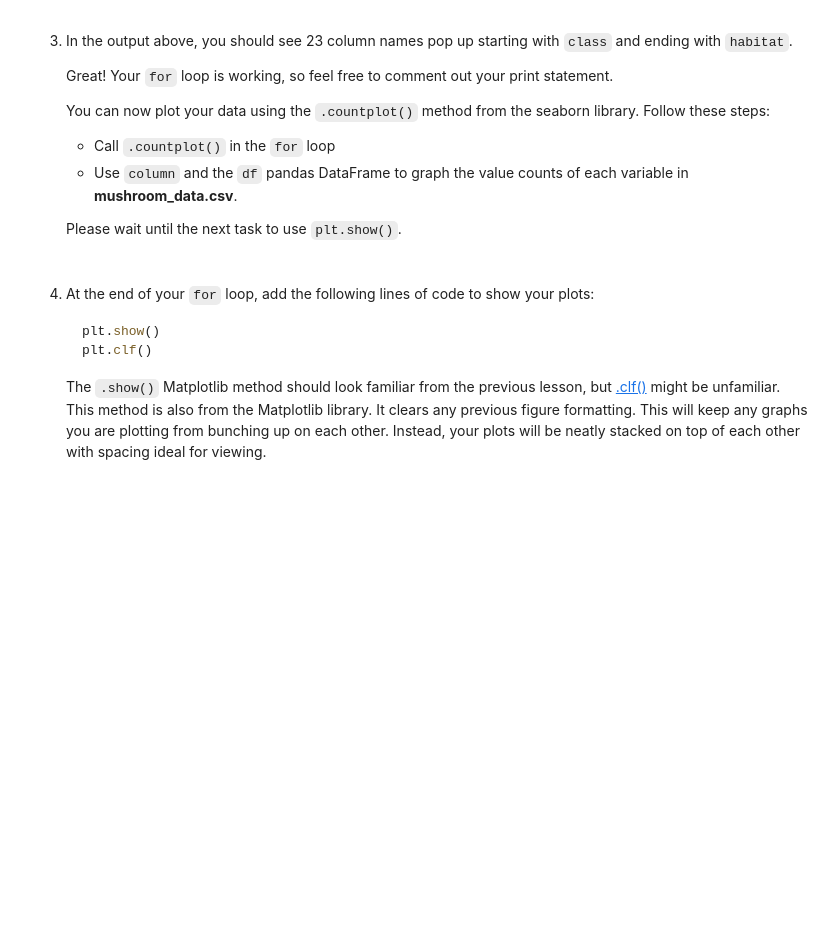
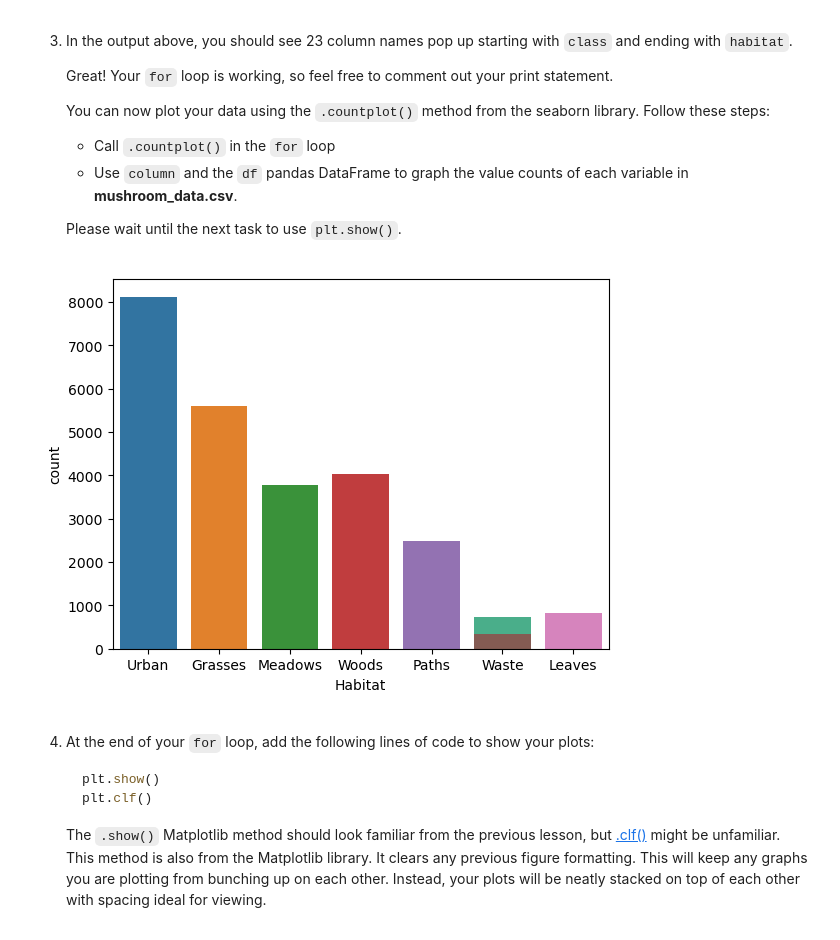
Before and after one commit to mihstr/exploring-mushrooms, a Jupyter notebook: Exploring Mushrooms.ipynb, the cells around one changed output. Drawn from its saved outputs; the diff is of its cells as text; code cells hidden in the pictures; blank space fills up the shorter version.

```diff
--- a/Exploring Mushrooms.ipynb
+++ b/Exploring Mushrooms.ipynb
@@ -68,7 +68,7 @@ print(type(df.Bruises[0]))
 # list of all column headers
 columns = df.columns.tolist()
 
-for column in columns:
-   print(column)
+for column in enumerate(columns):
+   print(column[0]+1, "-", column[1])
 # %% [output]
 <class 'str'>
@@ -98,6 +98,11 @@ Habitat
    - Use `column` and the `df` pandas DataFrame to graph the value counts of each variable in **mushroom_data.csv**.
 
    Please wait until the next task to use `plt.show()`.
+# %%
+for column in columns:
+   sns.countplot(x=column, data=df)
+# %% [output]
+[figure, added]
 # %% [markdown]
 4. At the end of your `for` loop, add the following lines of code to show your plots:
 
```
Also changed, not shown: parts of 2 cells of this notebook.
